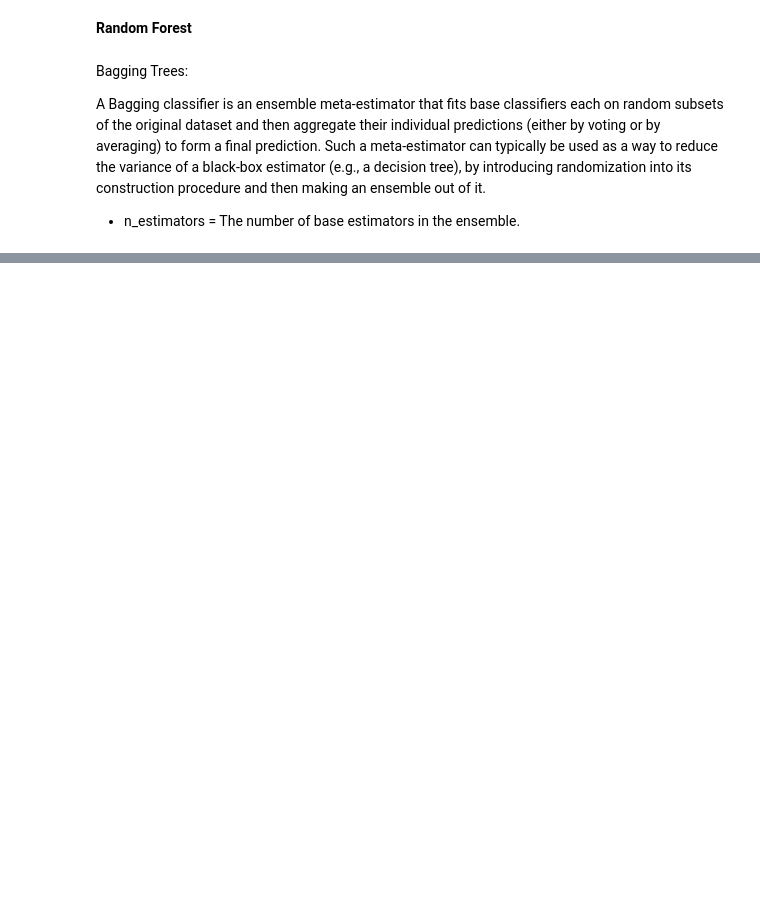
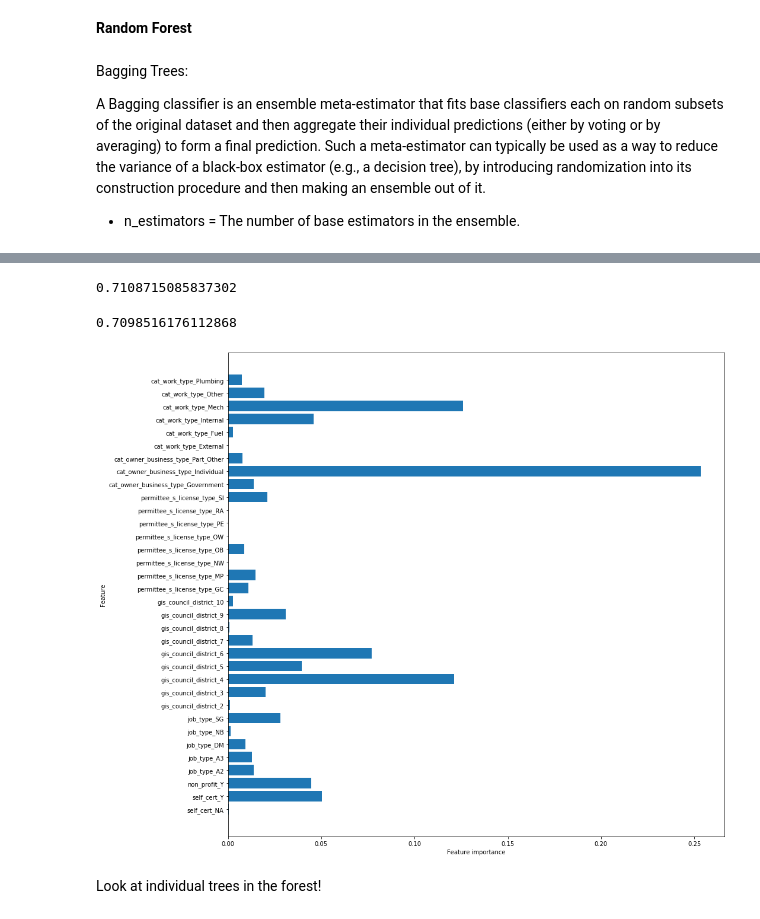
Before and after one commit to mellymillionz/Classification_Project, a Jupyter notebook: Model_Testing.ipynb, the cells around one changed output, grey strips where cells are left out. Drawn from its saved outputs; the diff is of its cells as text; code cells hidden in the pictures; blank space fills up the shorter version.

```diff
--- a/Model_Testing.ipynb
+++ b/Model_Testing.ipynb
@@ -226,5 +365,5 @@ A Bagging classifier is an ensemble meta-estimator that fits base classifiers ea
 bagging_trees = BaggingClassifier(DecisionTreeClassifier(criterion='gini', max_depth=5),
                                  n_estimators=20)
 # %%
-bagging_trees.fit(X_train, y_train)
+bagging_trees.fit(X_train_ohe, y_train)
 # %% [output]
@@ -233,0 +404,4 @@ y_predict = clf.predict(X_test)
+# %%
+# Instantiate and fit a RandomForestClassifier
+random_forest = RandomForestClassifier(n_estimators=100, max_depth= 5)
+random_forest.fit(X_train_ohe, y_train)
@@ -233,0 +416,16 @@ y_predict = clf.predict(X_test)
+# %%
+# Training accuracy score
+random_forest.score(X_train_ohe, y_train)
+# %% [output]
+0.7108715085837302
+# %%
+# Test accuracy score
+random_forest.score(X_test_ohe, y_test)
+# %% [output]
+0.7098516176112868
+# %%
+plot_feature_importances(random_forest)
+# %% [output]
+[figure, added]
+# %% [markdown]
+Look at individual trees in the forest!
```
Also changed, not shown: parts of 35 cells of this notebook.
